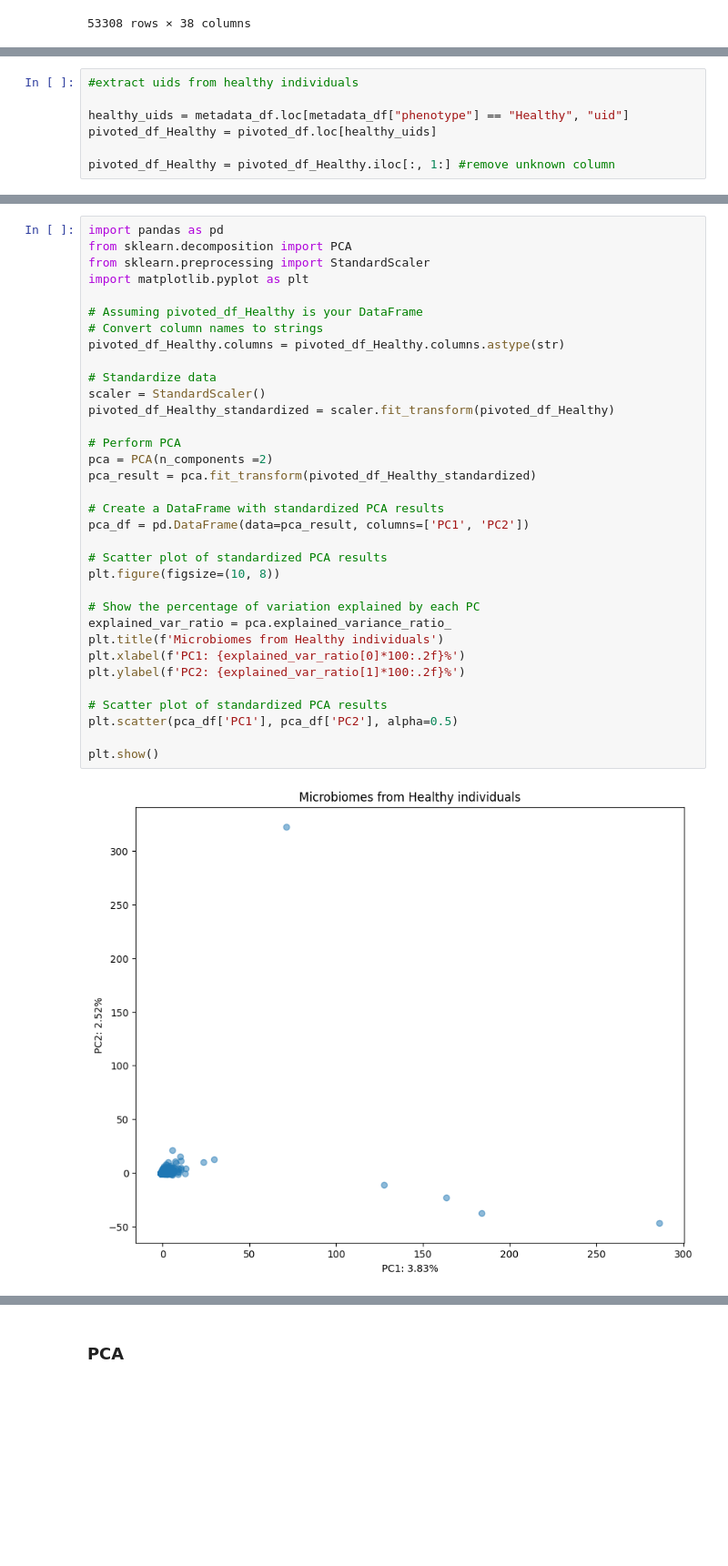
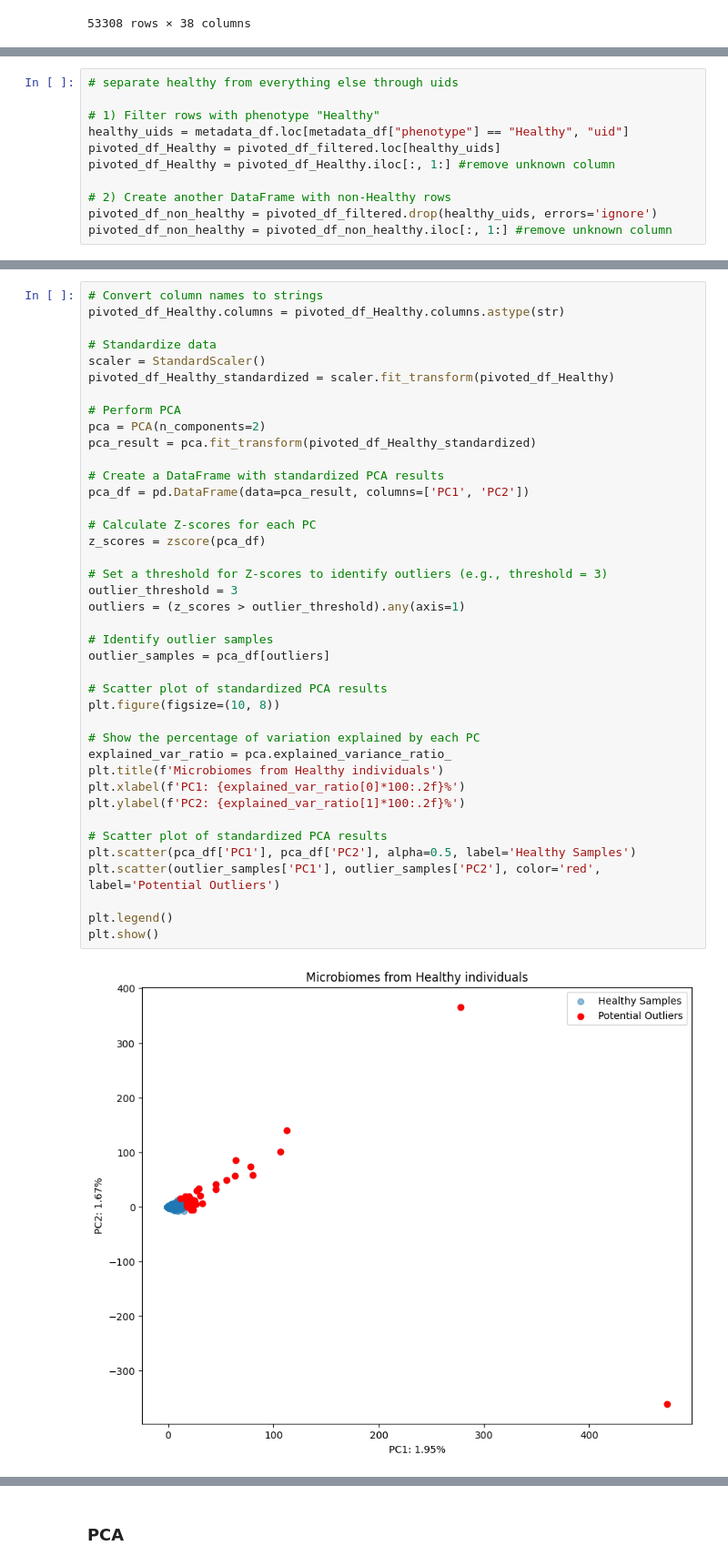
Before and after one commit to manuelgug/ML_disease_prediction_microbiome, a Jupyter notebook: MIcrobiome_x_Health_ML.ipynb, the cells around one changed output, grey strips where cells are left out. Shown at 91% size. Drawn from its saved outputs; the diff is of its cells as text; blank space fills up the shorter version.

```diff
--- a/MIcrobiome_x_Health_ML.ipynb
+++ b/MIcrobiome_x_Health_ML.ipynb
@@ -109,0 +129,11 @@ metadata_df
+# %%
+# separate healthy from everything else through uids
+
+# 1) Filter rows with phenotype "Healthy"
+healthy_uids = metadata_df.loc[metadata_df["phenotype"] == "Healthy", "uid"]
+pivoted_df_Healthy = pivoted_df_filtered.loc[healthy_uids]
+pivoted_df_Healthy = pivoted_df_Healthy.iloc[:, 1:] #remove unknown column
+
+# 2) Create another DataFrame with non-Healthy rows
+pivoted_df_non_healthy = pivoted_df_filtered.drop(healthy_uids, errors='ignore')
+pivoted_df_non_healthy = pivoted_df_non_healthy.iloc[:, 1:] #remove unknown column
@@ -130,7 +202,0 @@ metadata_df['phenotype'] = metadata_df['phenotype'].replace(['IBD', 'Inflamatory
-# %%
-#extract uids from healthy individuals
-
-healthy_uids = metadata_df.loc[metadata_df["phenotype"] == "Healthy", "uid"]
-pivoted_df_Healthy = pivoted_df.loc[healthy_uids]
-
-pivoted_df_Healthy = pivoted_df_Healthy.iloc[:, 1:] #remove unknown column
@@ -137,36 +205,42 @@ pivoted_df_Healthy = pivoted_df_Healthy.iloc[:, 1:] #remove unknown column
 # %%
-import pandas as pd
-from sklearn.decomposition import PCA
-from sklearn.preprocessing import StandardScaler
-import matplotlib.pyplot as plt
-
-# Assuming pivoted_df_Healthy is your DataFrame
 # Convert column names to strings
 pivoted_df_Healthy.columns = pivoted_df_Healthy.columns.astype(str)
 
 # Standardize data
 scaler = StandardScaler()
 pivoted_df_Healthy_standardized = scaler.fit_transform(pivoted_df_Healthy)
 
 # Perform PCA
-pca = PCA(n_components =2)
+pca = PCA(n_components=2)
 pca_result = pca.fit_transform(pivoted_df_Healthy_standardized)
 
 # Create a DataFrame with standardized PCA results
 pca_df = pd.DataFrame(data=pca_result, columns=['PC1', 'PC2'])
+
+# Calculate Z-scores for each PC
+z_scores = zscore(pca_df)
+
+# Set a threshold for Z-scores to identify outliers (e.g., threshold = 3)
+outlier_threshold = 3
+outliers = (z_scores > outlier_threshold).any(axis=1)
+
+# Identify outlier samples
+outlier_samples = pca_df[outliers]
 
 # Scatter plot of standardized PCA results
 plt.figure(figsize=(10, 8))
 
 # Show the percentage of variation explained by each PC
 explained_var_ratio = pca.explained_variance_ratio_
 plt.title(f'Microbiomes from Healthy individuals')
 plt.xlabel(f'PC1: {explained_var_ratio[0]*100:.2f}%')
 plt.ylabel(f'PC2: {explained_var_ratio[1]*100:.2f}%')
 
 # Scatter plot of standardized PCA results
-plt.scatter(pca_df['PC1'], pca_df['PC2'], alpha=0.5)
+plt.scatter(pca_df['PC1'], pca_df['PC2'], alpha=0.5, label='Healthy Samples')
+plt.scatter(outlier_samples['PC1'], outlier_samples['PC2'], color='red', label='Potential Outliers')
 
+plt.legend()
 plt.show()
 # %% [output]
-[figure, old version]
+[figure, new version]
```
Also changed, not shown: parts of 32 cells of this notebook.
